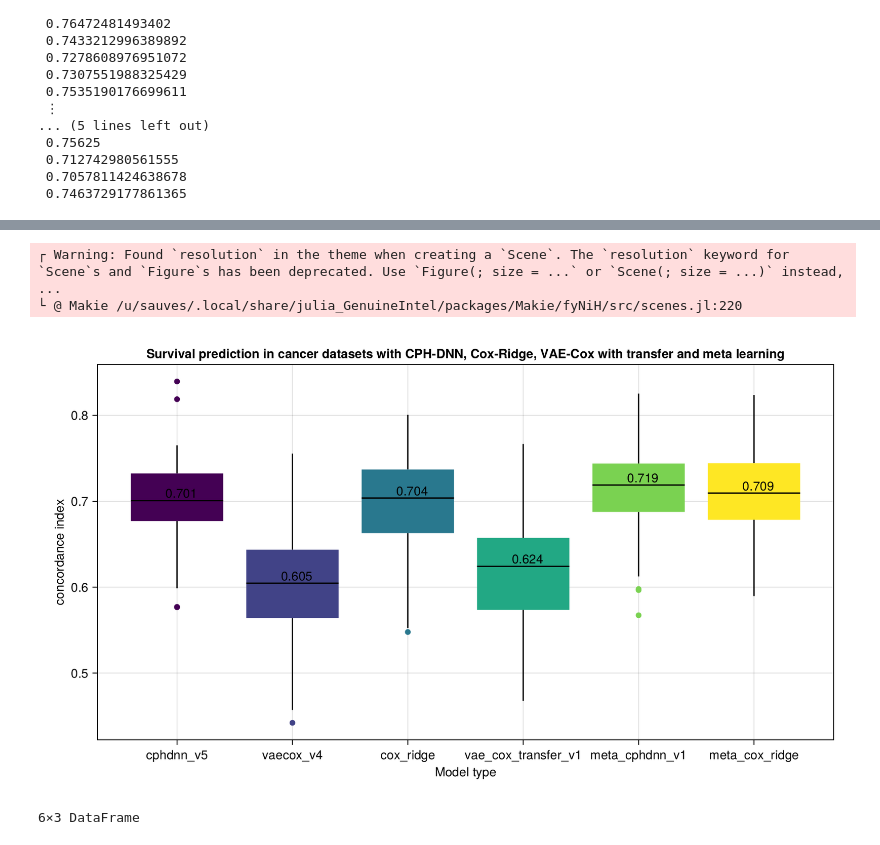
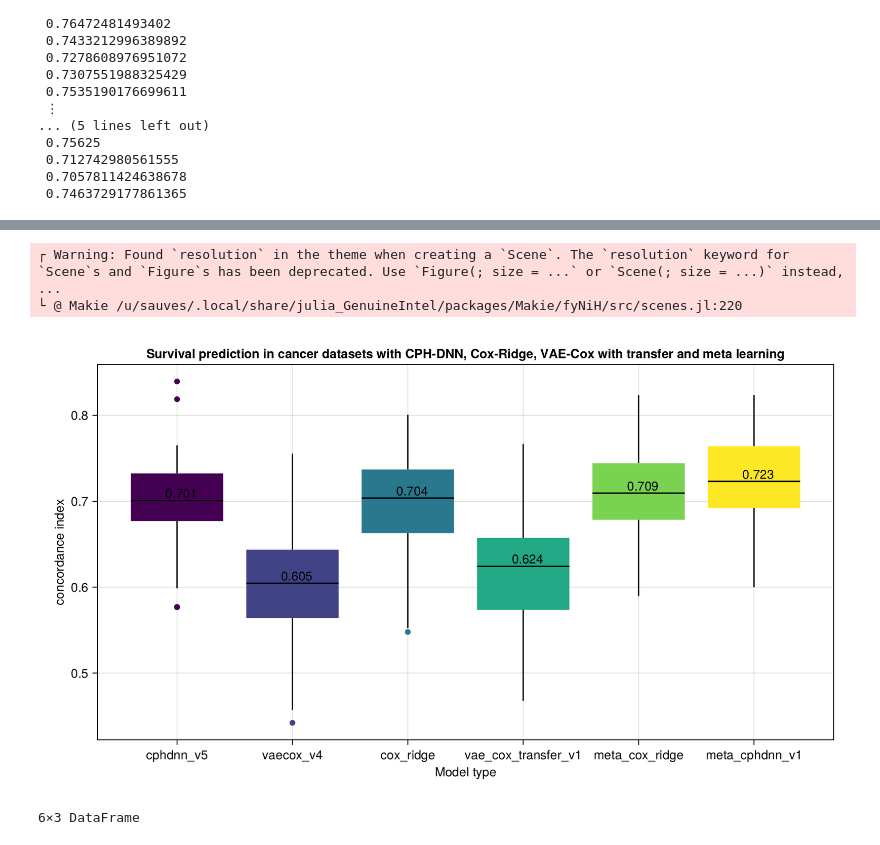
Before and after one commit to lemieux-lab/vae_cox, a Jupyter notebook: VAE_cox.ipynb, the cells around one changed output, grey strips where cells are left out. Drawn from its saved outputs; the diff is of its cells as text; code cells hidden in the pictures.

```diff
--- a/VAE_cox.ipynb
+++ b/VAE_cox.ipynb
@@ -504,27 +549,28 @@ brca_models[brca_models.model_type .== "meta_cox_ridge","cph_tst_c_ind"]
 # %%
 df = gather_params("RES/")
 brca_models= df[[x in ["cphdnn_v5", "vaecox_v4", "cox_ridge", "vae_cox_transfer_v1", "meta_cphdnn_v1", "meta_cox_ridge"] for x in df[:,"model_type"]],:]
+brca_models = brca_models[([!(x in [ "2024-01-26T14:02:47.799","2024-01-26T14:08:02.715"]) for x in brca_models.session_id]),:];
 brca_models= brca_models[brca_models.dataset .== "BRCA",:]
 brca_models = innerjoin(brca_models, DataFrame("model_type"=>unique(brca_models.model_type), "ID" => collect(1:size(unique(brca_models.model_type))[1])), on = :model_type)
 fig =  Figure(resolution = (900,512));
 ax = Axis(fig[1,1],
     xticks = (unique(brca_models.ID), unique(brca_models.model_type)),
     title = "Survival prediction in cancer datasets with CPH-DNN, Cox-Ridge, VAE-Cox with transfer and meta learning",
     xlabel = "Model type",
     ylabel = "concordance index",
     )#limits = (nothing, nothing, 0.4, 1))
 boxplot!(ax,brca_models.ID, brca_models.cph_tst_c_ind, color = brca_models.ID)
 medians = combine(groupby(brca_models[:,["ID", "model_type",  "cph_tst_c_ind"]], ["ID","model_type"]), :cph_tst_c_ind=>median)
 text!(ax, medians.ID .- 0.1, medians.cph_tst_c_ind_median, text= string.(round.(medians.cph_tst_c_ind_median, digits = 3)))
 CairoMakie.save("figures/models_performance_brca.svg",fig)
 CairoMakie.save("figures/models_performance_brca.png",fig)
 CairoMakie.save("figures/models_performance_brca.pdf",fig)
 #axislegend(ax, position = :rt)
 fig
 # %% [output]
 ┌ Warning: Found `resolution` in the theme when creating a `Scene`. The `resolution` keyword for `Scene`s and `Figure`s has been deprecated. Use `Figure(; size = ...` or `Scene(; size = ...)` instead, ...
 └ @ Makie /u/sauves/.local/share/julia_GenuineIntel/packages/Makie/fyNiH/src/scenes.jl:220
-[figure, old version]
+[figure, new version]
 # %%
 medians = combine(groupby(brca_models[:,["ID", "model_type",  "cph_tst_c_ind"]], ["ID","model_type"]), :cph_tst_c_ind=>median)
 # %% [output]
```
Also changed, not shown: parts of 5 cells of this notebook, 5 other files.
